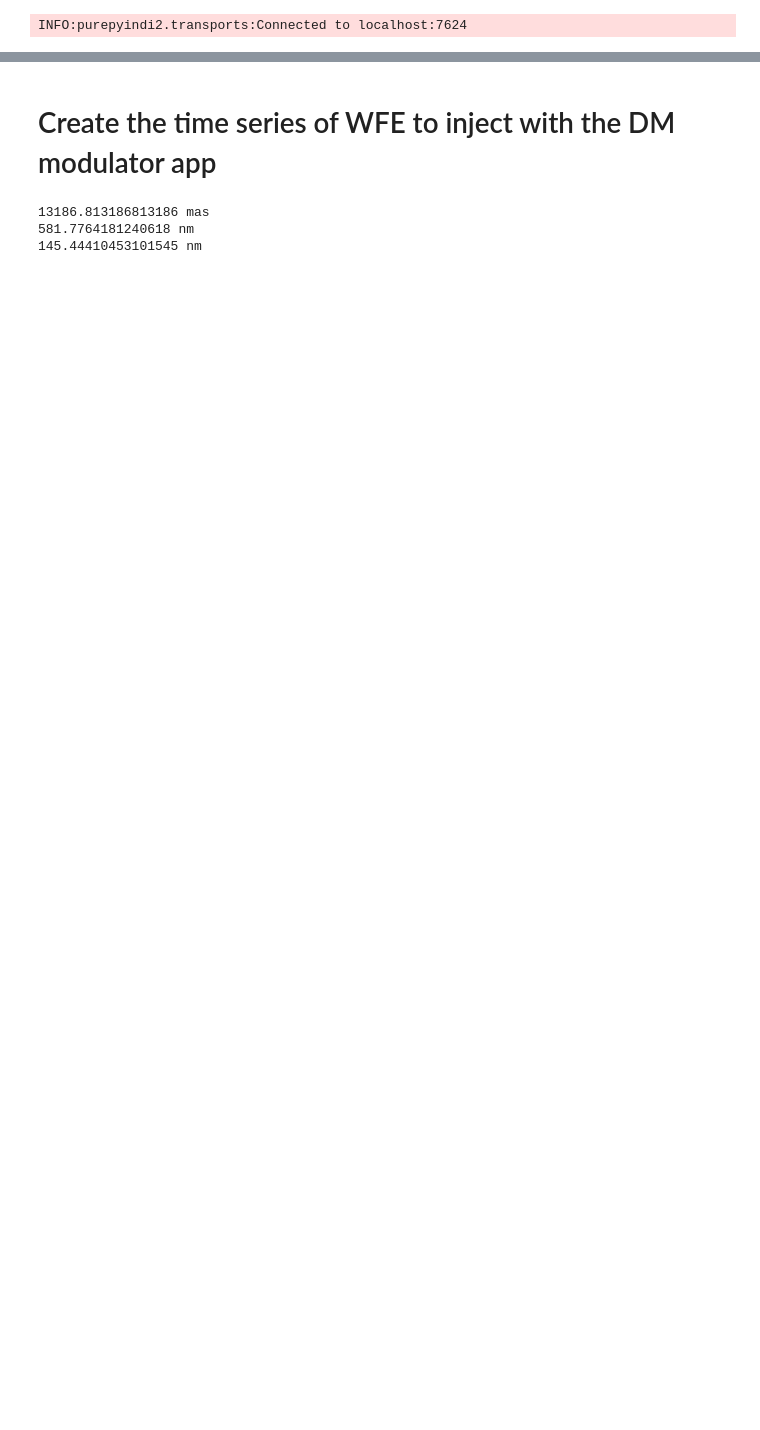
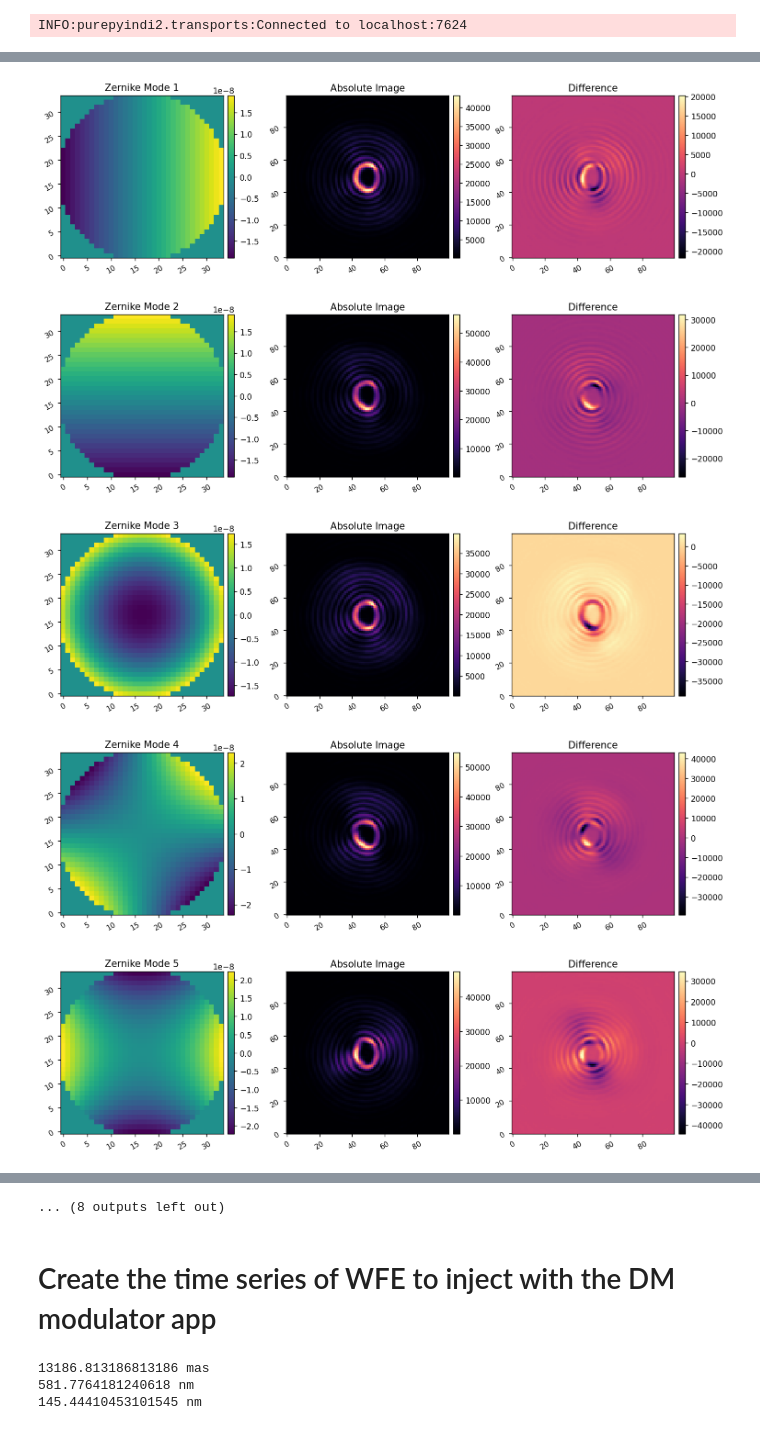
Before and after one commit to uasal/scoob-interface, a Jupyter notebook: notebooks/scoobi_demo_llowfsc.ipynb, the cells around one changed output, grey strips where cells are left out. Drawn from its saved outputs; the diff is of its cells as text; code cells hidden in the pictures; blank space fills up the shorter version.

```diff
--- a/notebooks/scoobi_demo_llowfsc.ipynb
+++ b/notebooks/scoobi_demo_llowfsc.ipynb
@@ -61,0 +89,29 @@ dm_zernikes = lina.utils.create_zernike_modes(I.dm_mask, nmodes=20, remove_modes
+# %%
+amp = 10e-9
+
+I.reset_dm()
+I.Nframes_locam = 5
+I.return_ni_locam = True
+
+responses = np.zeros((Nmodes, I.nlocam**2))
+for i in range(Nmodes):
+    mode = dm_zernikes[i]
+
+    I.add_dm(amp*mode)
+    im_pos = I.stack_locam()
+    I.add_dm(-2*amp*mode)
+    im_neg = I.stack_locam()
+    I.add_dm(amp*mode)
+
+    diff = im_pos - im_neg
+    responses[i] = diff.flatten()/(2*amp)
+
+    imshow3(amp*mode, im_pos, diff, f'Zernike Mode {i+1}', 'Absolute Image', 'Difference', cmap1='viridis')
+
+response_matrix = responses.T
+# %% [output]
+[figure, added]
+[figure, added]
+[figure, added]
+[figure, added]
+[figure, added]
@@ -61,0 +125 @@ dm_zernikes = lina.utils.create_zernike_modes(I.dm_mask, nmodes=20, remove_modes
+... (8 outputs left out)
```
Also changed, not shown: parts of 39 cells of this notebook, 1 other file.
